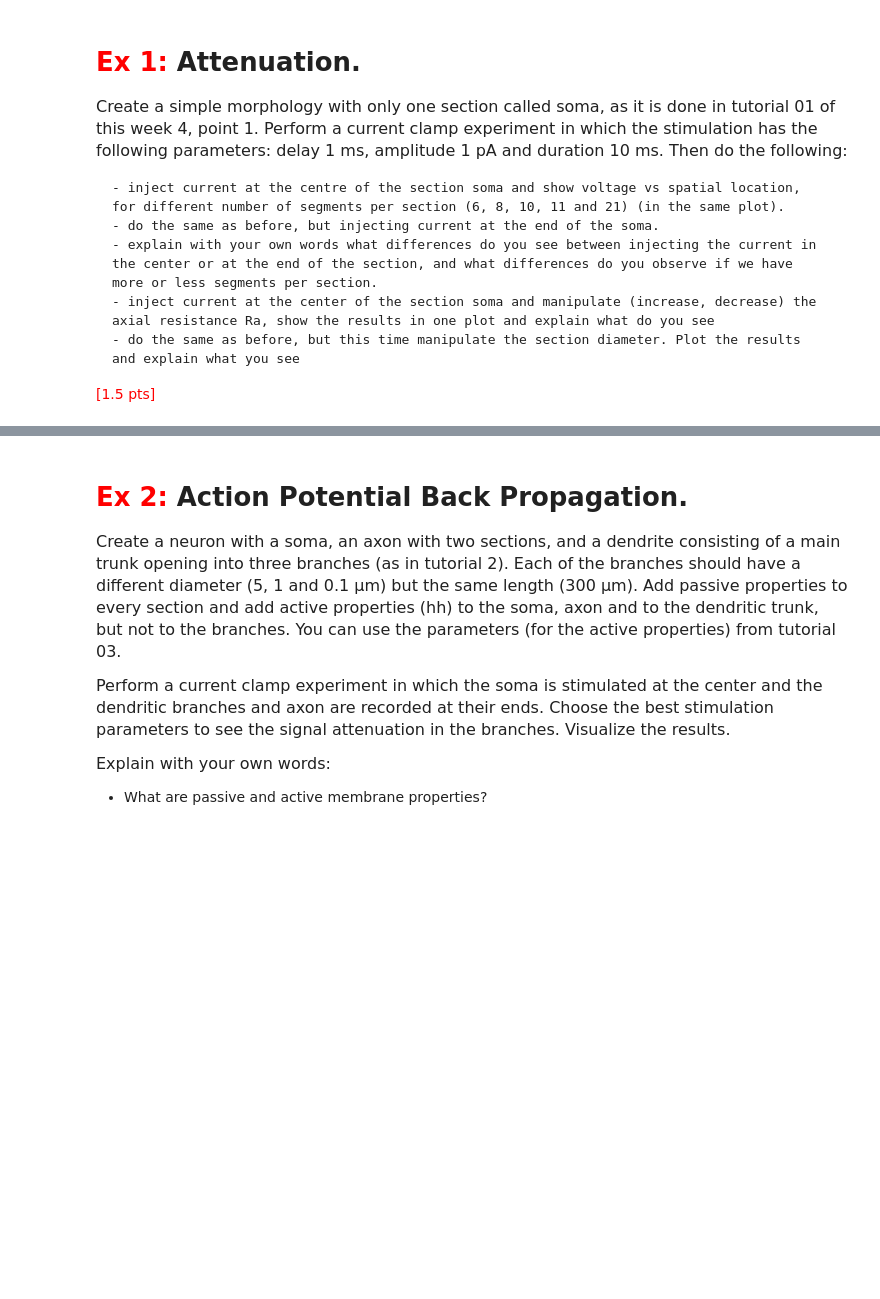
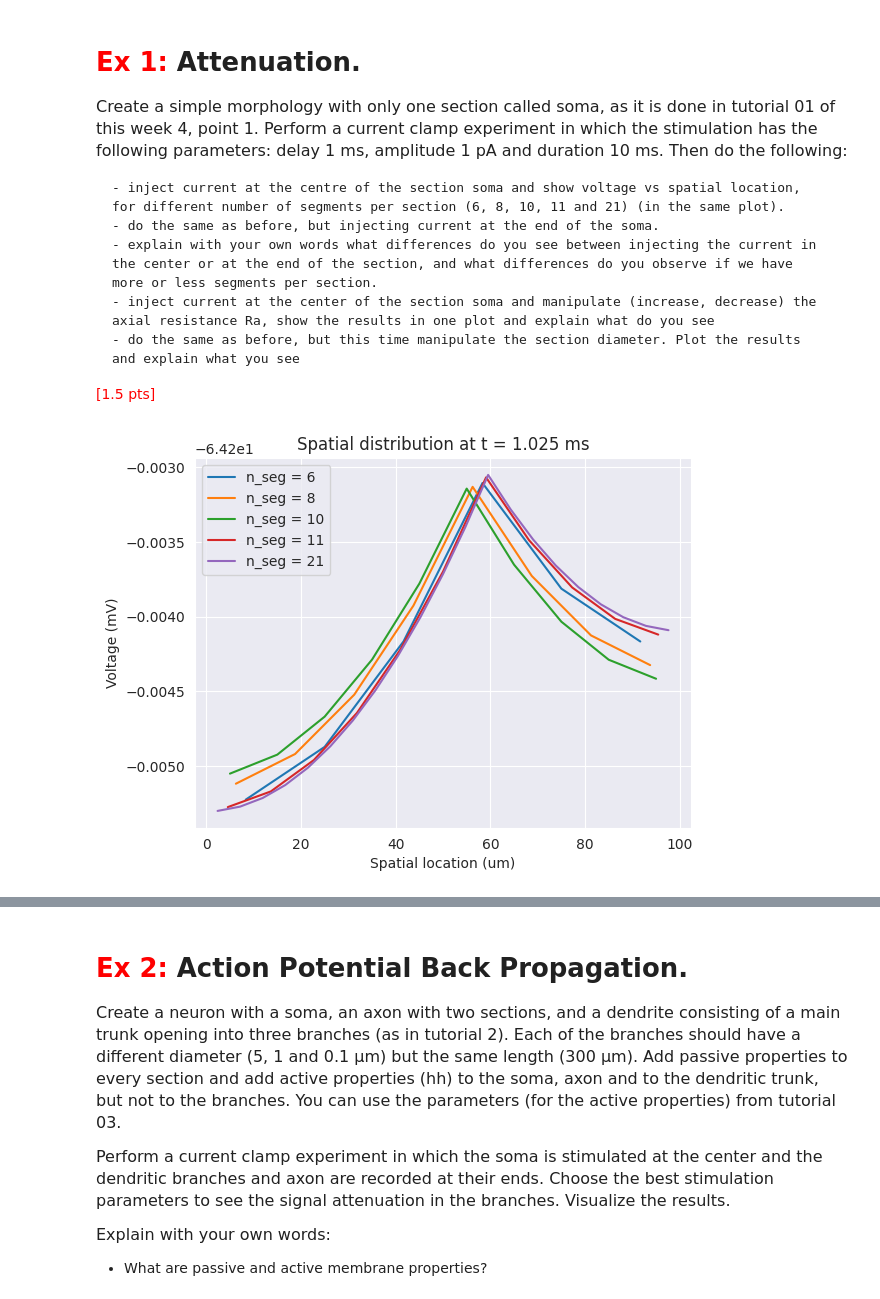
Before and after one commit to ejayromero/biophysics-NX-450, a Jupyter notebook: Week_5/Week5_HomeWork.ipynb, the cells around one changed output, grey strips where cells are left out. Drawn from its saved outputs; the diff is of its cells as text; code cells hidden in the pictures; blank space fills up the shorter version.

```diff
--- a/Week_5/Week5_HomeWork.ipynb
+++ b/Week_5/Week5_HomeWork.ipynb
@@ -36,0 +51,63 @@ sns.set_style("darkgrid")
+# %%
+def plot_spatial_distribution(x, y, lbls, plot_legend = True):
+    fig = plt.figure()
+    for i in range(len(y)):
+        plt.plot(x[i], y[i], label = lbls[i])
+    plt.ylabel("Voltage (mV)")
+    plt.xlabel("Spatial location (um)")
+    plt.title("Spatial distribution at t = 1.025 ms");
+    if plot_legend:
+        plt.legend()
+# %%
+# Create a section
+soma = h.Section()
+soma.Ra = 1
+soma.L = 100
+soma.diam = 10
+soma.cm = 1
+
+# Inject a current step into the soma
+stim = h.IClamp(soma(0.5))  # Place a stimulation electrode in the middle of the soma
+stim.delay = 1  # ms
+stim.amp = 1  # pA
+stim.dur = 10  # ms
+
+# Initialize and run a simulation
+h.load_file("stdrun.hoc")
+h.finitialize(-65)
+h.continuerun(5)
+h.steps_per_ms = 40.0
+
+h.init()
+h.run()
+
+num_of_segments = [6, 8, 10, 11, 21]
+
+x = []
+y = []
+lbls = []
+
+for n_seg in num_of_segments:
+    soma.nseg = n_seg
+    reclist = h.List()
+
+    for i in range(0, soma.nseg):
+        tmpRecVec = h.Vector()
+        tmpRecVec.record(soma((0.5 + i * 1.0) / soma.nseg)._ref_v)
+        reclist.append(tmpRecVec)
+
+    h.init()
+    h.run(11)
+    xlocations = h.Vector()
+
+    for i in range(0, soma.nseg):
+        xlocations.append(soma.L * (0.5 + i * 1.0) / (soma.nseg))
+
+    spatialrec = transpose_recording(reclist, soma.nseg, 5)
+    y.append(spatialrec[41]) # 1.025/0.025 = 41
+    x.append(xlocations)
+    lbls.append(f"n_seg = {n_seg}")
+
+plot_spatial_distribution(x, y, lbls)
+# %% [output]
+[figure, added]
```
Also changed, not shown: parts of 10 cells of this notebook.
